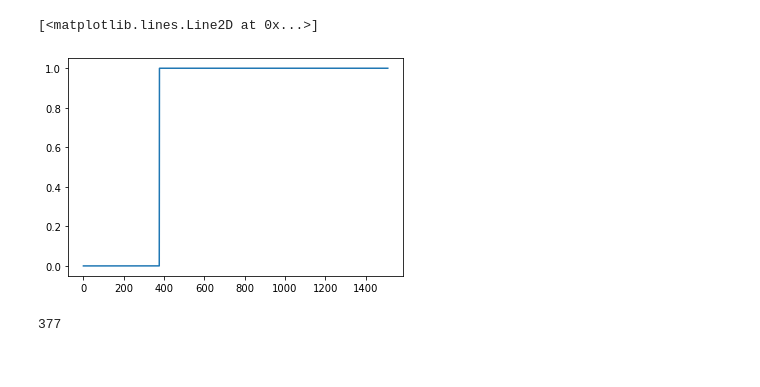
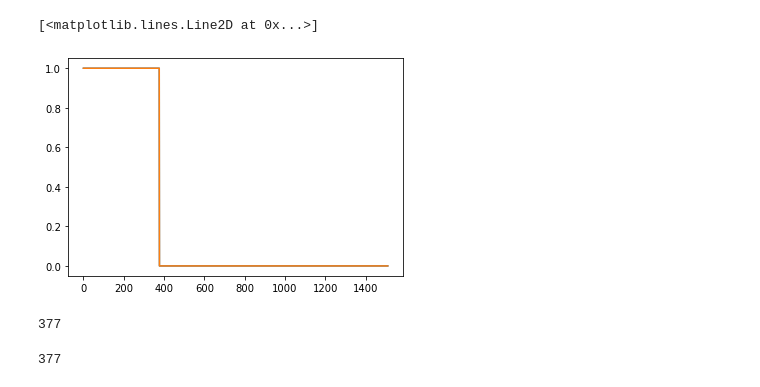
Before and after one commit to Gabriel-Ducrocq/segmentationCryoEM, a Jupyter notebook: Untitled.ipynb, the cells around one changed output. Saved outputs shown, nothing was run; the diff lists cells and outputs as text; code cells hidden in the pictures.

```diff
--- a/Untitled.ipynb
+++ b/Untitled.ipynb
@@ -27,14 +27,17 @@ array([4.9145445e-08, 1.0000000e+00], dtype=float32)
 # %%
 plt.plot(d0[:, 0])
-#plt.plot(d1[:, 0])
+plt.plot(d1[:, 0])
 #plt.plot(d2[:, 0])
 #plt.plot(d3[:, 0])
 #plt.plot(d4[:, 0])
 # %% [output]
 [<matplotlib.lines.Line2D at 0x...>]
-[figure, old version]
+[figure, new version]
 # %%
-arg = np.argmax(d0, axis=1)
+arg = np.argmax(d4, axis=1)
+print(np.sum(arg == 1))
+# %% [output]
+377
 # %%
 np.sum(arg == 1)
 # %% [output]
```
Also changed, not shown: parts of 12 cells of this notebook, 3 other files.
